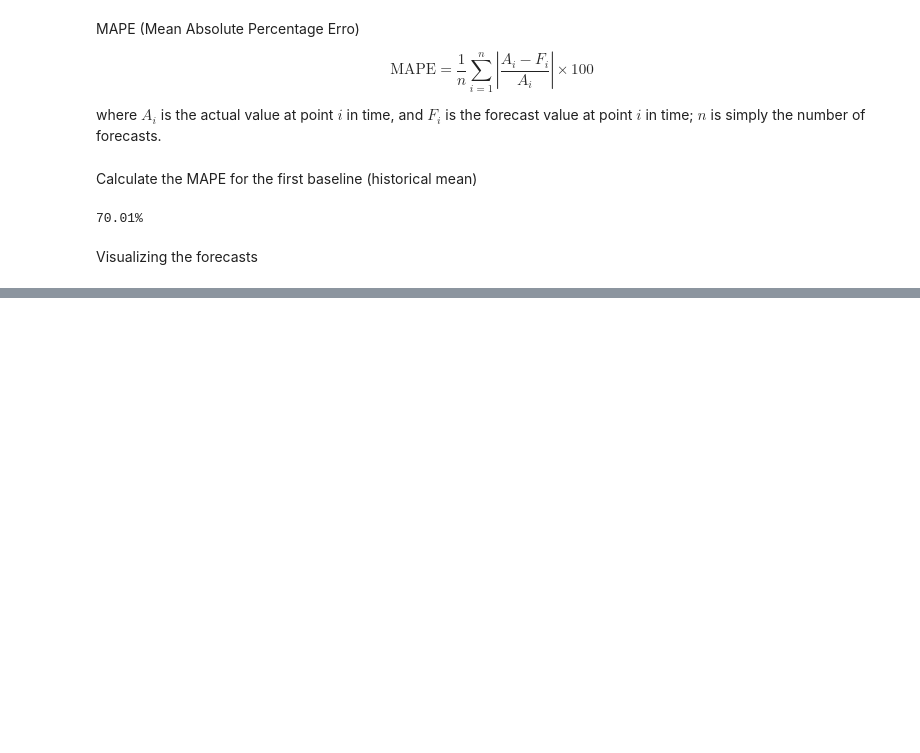
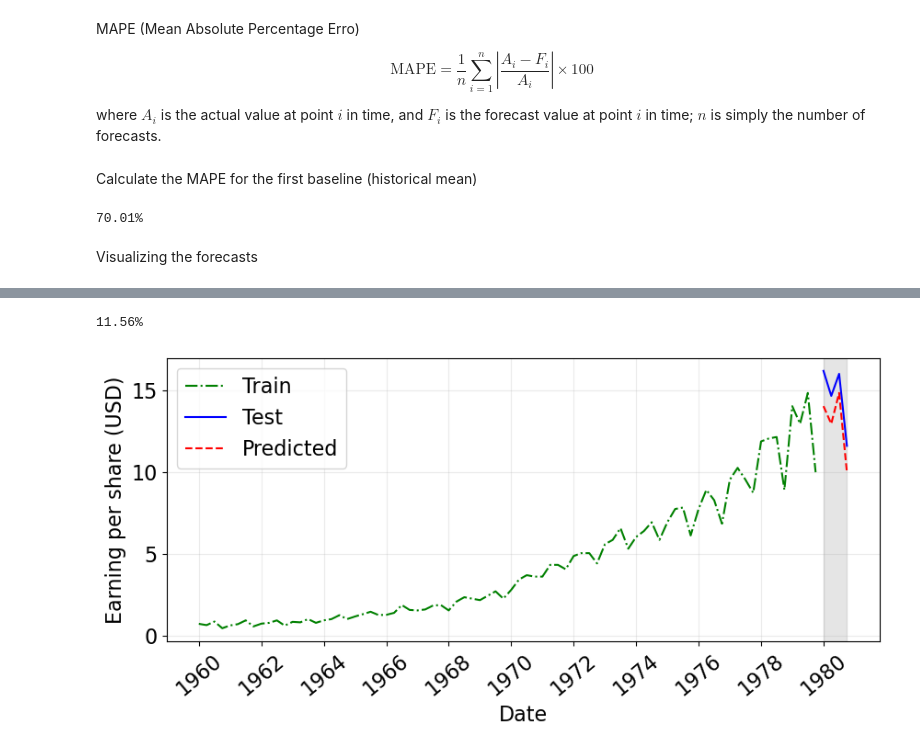
Before and after one commit to LugoBlogger/SI-201-542-forecasting-technique, a Jupyter notebook: week-02.ipynb, the cells around one changed output, grey strips where cells are left out. Cells and saved outputs as stored; diff of their text form; code cells hidden in the pictures; blank space fills up the shorter version.

```diff
--- a/week-02.ipynb
+++ b/week-02.ipynb
@@ -189,0 +286,9 @@ plt.show(fig)
+# %%
+mape_naive_seasonal = mape(test["data"], test["pred_last_season"])
+print(f"{mape_naive_seasonal:.2f}%")
+# %% [output]
+11.56%
+# %%
+plot_prediction("pred_last_season")
+# %% [output]
+[figure, added]
```
Also changed, not shown: parts of 23 cells of this notebook, 2 other files.
